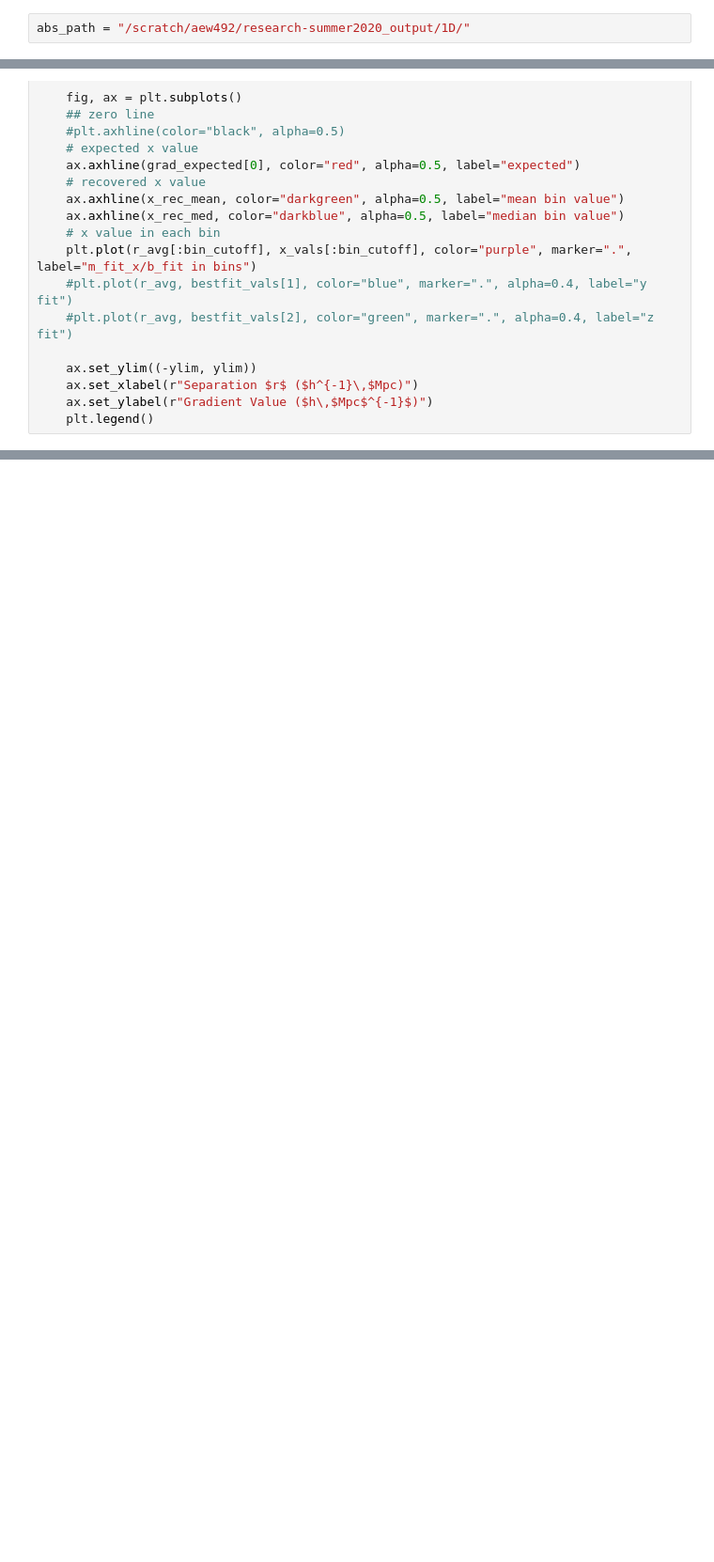
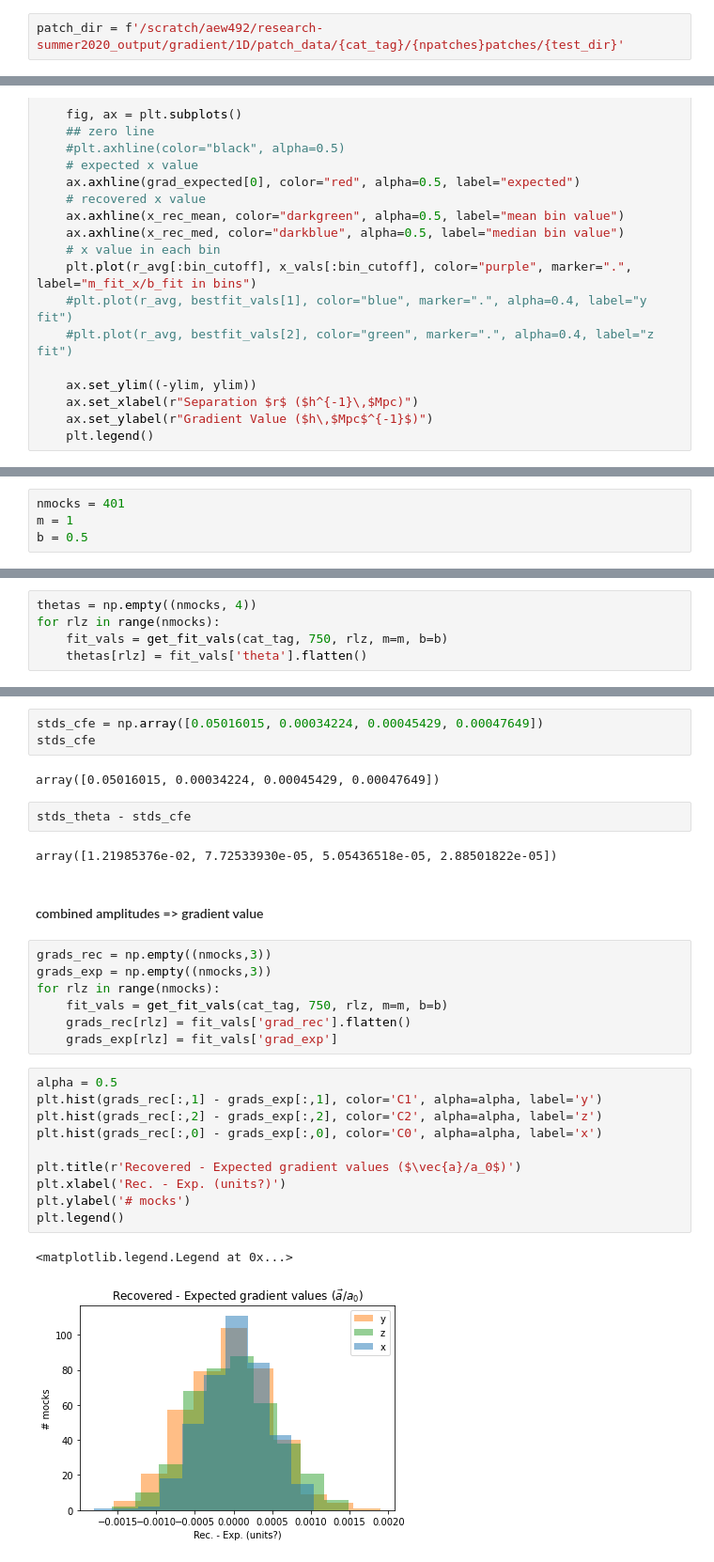
Before and after one commit to abbyw24/CFE_gradients, a Jupyter notebook: notebooks/lst_sq_fit_vals.ipynb, the cells around one changed output, grey strips where cells are left out. Shown: that part at 94% size. Drawn from its saved outputs; the diff is of its cells as text; blank space fills up the shorter version.

```diff
--- a/notebooks/lst_sq_fit_vals.ipynb
+++ b/notebooks/lst_sq_fit_vals.ipynb
@@ -8,2 +12,2 @@ import os
 # %%
-abs_path = "/scratch/aew492/research-summer2020_output/1D/"
+patch_dir = f'/scratch/aew492/research-summer2020_output/gradient/1D/patch_data/{cat_tag}/{npatches}patches/{test_dir}'
@@ -221,0 +72,4 @@ plt.legend()
+# %%
+nmocks = 401
+m = 1
+b = 0.5
@@ -221,0 +78,5 @@ plt.legend()
+# %%
+thetas = np.empty((nmocks, 4))
+for rlz in range(nmocks):
+    fit_vals = get_fit_vals(cat_tag, 750, rlz, m=m, b=b)
+    thetas[rlz] = fit_vals['theta'].flatten()
@@ -221,0 +93,31 @@ plt.legend()
+# %%
+stds_cfe = np.array([0.05016015, 0.00034224, 0.00045429, 0.00047649])
+stds_cfe
+# %% [output]
+array([0.05016015, 0.00034224, 0.00045429, 0.00047649])
+# %%
+stds_theta - stds_cfe
+# %% [output]
+array([1.21985376e-02, 7.72533930e-05, 5.05436518e-05, 2.88501822e-05])
+# %% [markdown]
+#### combined amplitudes => gradient value
+# %%
+grads_rec = np.empty((nmocks,3))
+grads_exp = np.empty((nmocks,3))
+for rlz in range(nmocks):
+    fit_vals = get_fit_vals(cat_tag, 750, rlz, m=m, b=b)
+    grads_rec[rlz] = fit_vals['grad_rec'].flatten()
+    grads_exp[rlz] = fit_vals['grad_exp']
+# %%
+alpha = 0.5
+plt.hist(grads_rec[:,1] - grads_exp[:,1], color='C1', alpha=alpha, label='y')
+plt.hist(grads_rec[:,2] - grads_exp[:,2], color='C2', alpha=alpha, label='z')
+plt.hist(grads_rec[:,0] - grads_exp[:,0], color='C0', alpha=alpha, label='x')
+
+plt.title(r'Recovered - Expected gradient values ($\vec{a}/a_0$)')
+plt.xlabel('Rec. - Exp. (units?)')
+plt.ylabel('# mocks')
+plt.legend()
+# %% [output]
+<matplotlib.legend.Legend at 0x...>
+[figure, added]
```
Also changed, not shown: parts of 27 cells of this notebook, 7 other files.
